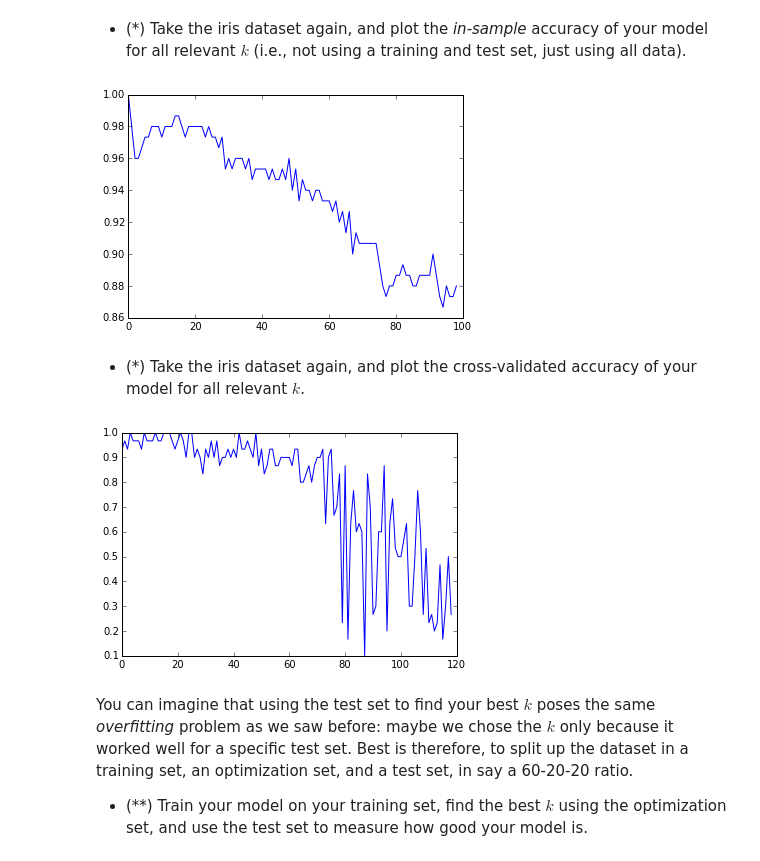
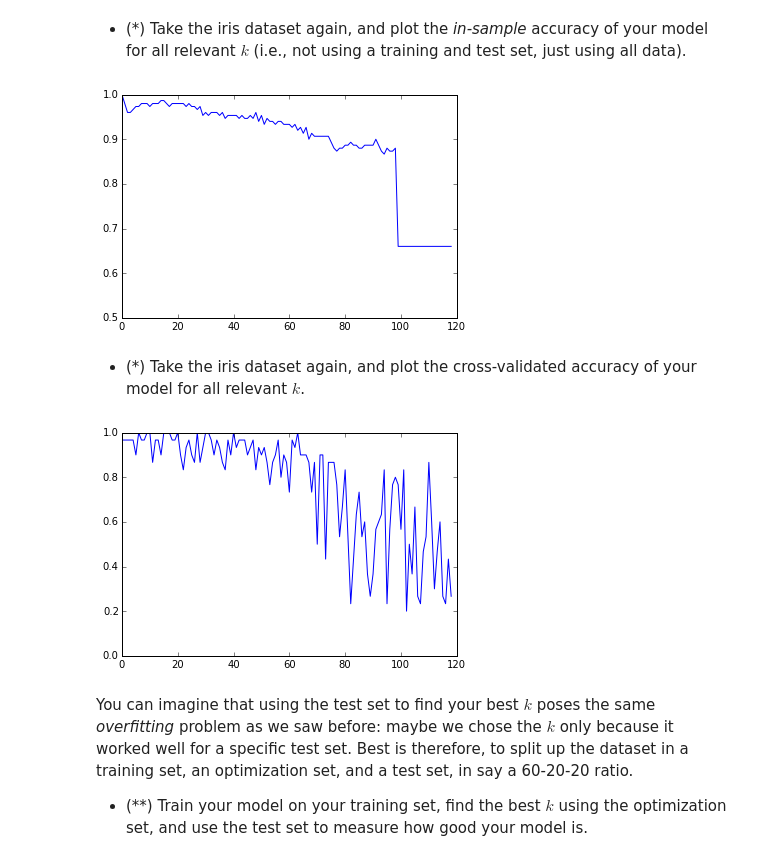
Before and after one commit to rubennaeff/GADS23, a Jupyter notebook: 5_intro_to_ml/k_nearest_neighbors_solutions.ipynb, the cells around one changed output. Cells and saved outputs as stored; diff of their text form; code cells hidden in the pictures.

```diff
--- a/5_intro_to_ml/k_nearest_neighbors_solutions.ipynb
+++ b/5_intro_to_ml/k_nearest_neighbors_solutions.ipynb
@@ -86,7 +86,8 @@ from matplotlib import pyplot as plt
 %matplotlib inline
 
 scores = []
-for k in xrange(1, 40):
+for k in xrange(1, 200):
     scores.append(KNeighborsClassifier(n_neighbors=k).fit(X, y).score(X, y))
 f = plt.plot(scores)
+f = plt.ylim(0,1)
 # %% [output]
@@ -98,7 +106,8 @@ Now let's look at out-of-sample data.
 # %%
 scores = []
-for k in xrange(1, 36):
+for k in xrange(1, 200):
     X_train, X_test, y_train, y_test = train_test_split(X, y, train_size=.8)
     scores.append(KNeighborsClassifier(n_neighbors=k).fit(X_train, y_train).score(X_test, y_test))
 f = plt.plot(scores)
+f = plt.ylim(0,1)
 # %% [output]
@@ -184,21 +202,23 @@ data = pd.read_csv(path_to_repo + 'data/iris/iris.csv', header=None, names=colum
 # %%
 X, y = data[['sepal_length', 'sepal_width', 'petal_length', 'petal_width']], data.species
 scores = []
-for k in xrange(1, 100):
+for k in xrange(1, 120):
     scores.append(KNeighborsClassifier(n_neighbors=k).fit(X, y).score(X, y))
 f = plt.plot(scores)
+f = plt.ylim(.5,1)
 # %% [output]
-[figure, old version]
+[figure, new version]
 # %% [markdown]
 - (*) Take the iris dataset again, and plot the cross-validated accuracy of your model for all relevant $k$.
 # %%
 scores = []
 for k in xrange(1, 120):
     X_train, X_test, y_train, y_test = train_test_split(X, y, train_size=.8)
     scores.append(KNeighborsClassifier(n_neighbors=k).fit(X_train, y_train).score(X_test, y_test))
 f = plt.plot(scores)
+f = plt.ylim(0,1)
 # %% [output]
-[figure, old version]
+[figure, new version]
 # %% [markdown]
 You can imagine that using the test set to find your best $k$ poses the same _overfitting_ problem as we saw before: maybe we chose the $k$ only because it worked well for a specific test set.
 Best is therefore, to split up the dataset in a training set, an optimization set, and a test set, in say a 60-20-20 ratio.
```
Also changed, not shown: parts of 23 cells of this notebook.
